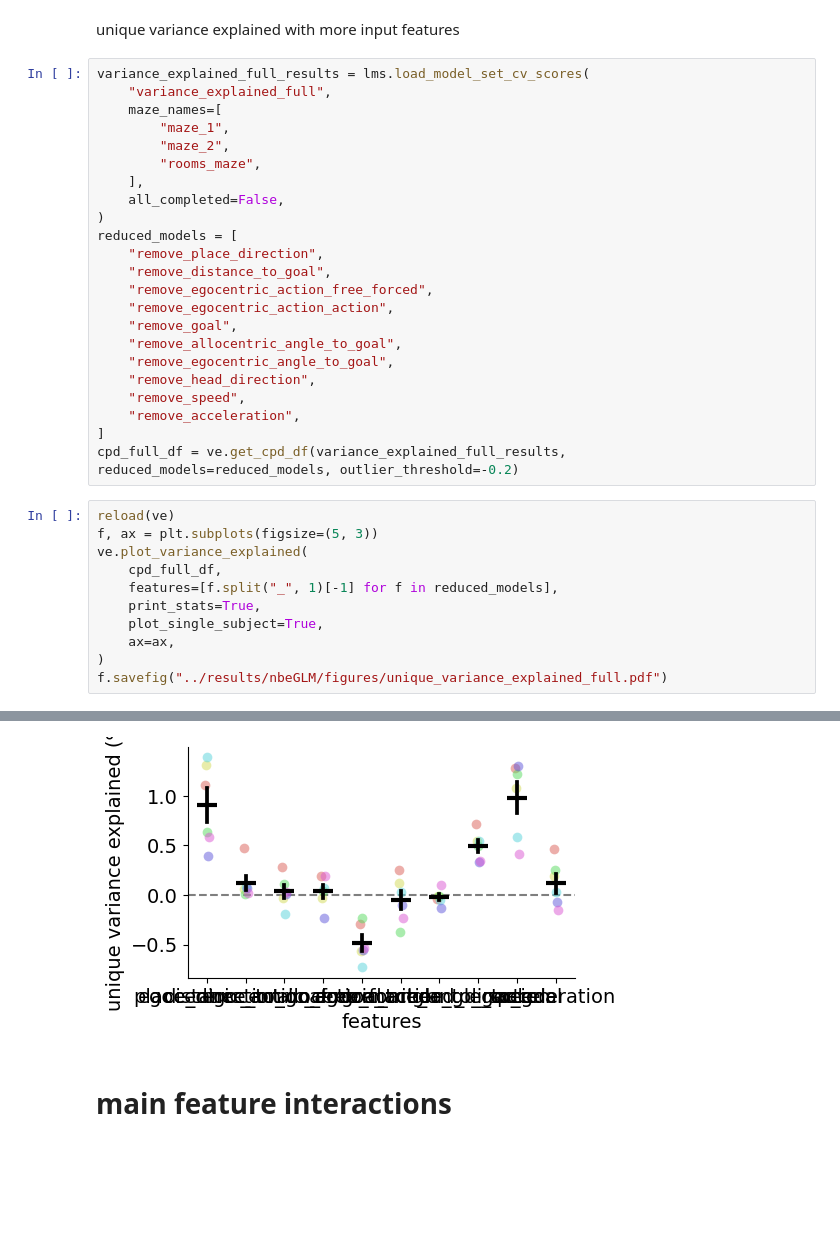
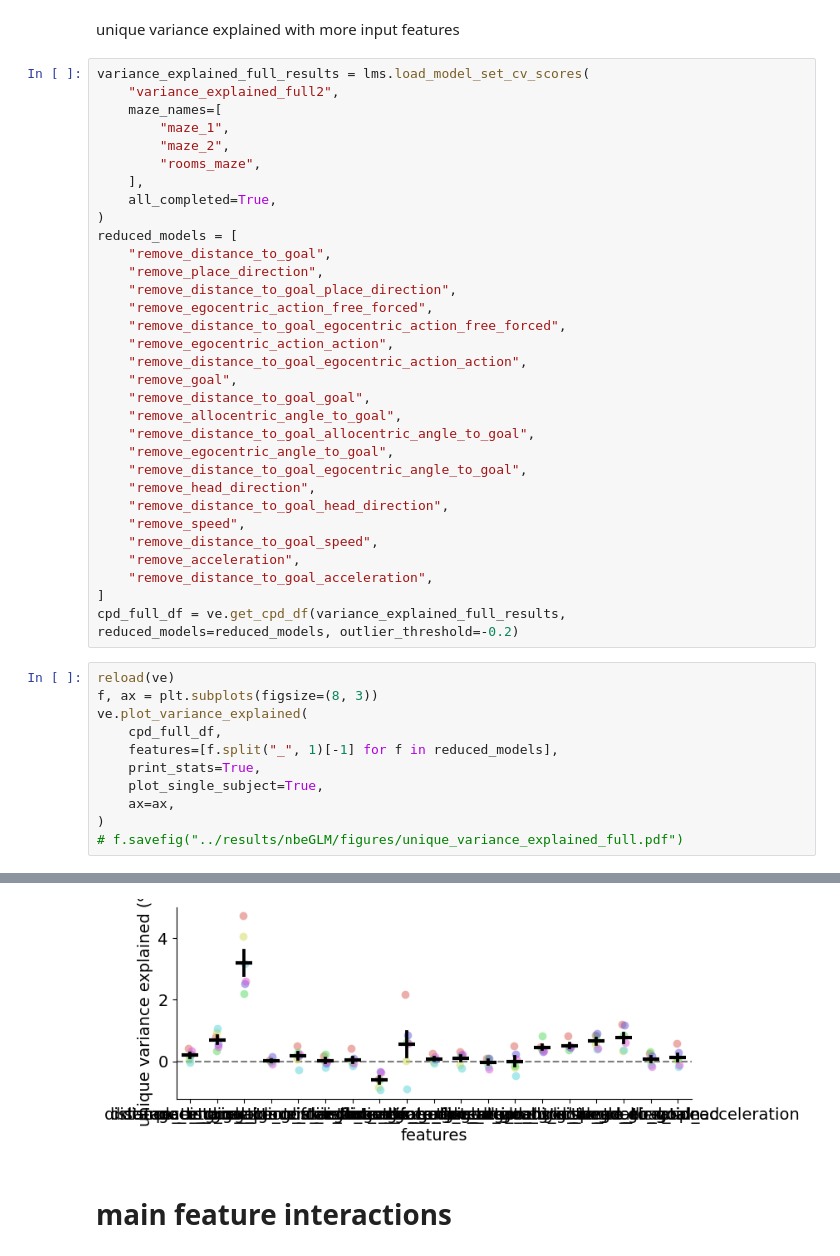
Before and after one commit to peterdoohan/GridMaze-mFC, a Jupyter notebook: Notebooks/nbeGLM.ipynb, the cells around one changed output, grey strips where cells are left out. Cells and saved outputs as stored; diff of their text form; blank space fills up the shorter version.

```diff
--- a/Notebooks/nbeGLM.ipynb
+++ b/Notebooks/nbeGLM.ipynb
@@ -159,30 +159,39 @@ fig.savefig("../results/nbeGLM/figures/feature_tuning_venn.pdf")
 unique variance explained with more input features
 # %%
 variance_explained_full_results = lms.load_model_set_cv_scores(
-    "variance_explained_full",
+    "variance_explained_full2",
     maze_names=[
         "maze_1",
         "maze_2",
         "rooms_maze",
     ],
-    all_completed=False,
+    all_completed=True,
 )
 reduced_models = [
+    "remove_distance_to_goal",
     "remove_place_direction",
-    "remove_distance_to_goal",
+    "remove_distance_to_goal_place_direction",
     "remove_egocentric_action_free_forced",
+    "remove_distance_to_goal_egocentric_action_free_forced",
     "remove_egocentric_action_action",
+    "remove_distance_to_goal_egocentric_action_action",
     "remove_goal",
+    "remove_distance_to_goal_goal",
     "remove_allocentric_angle_to_goal",
+    "remove_distance_to_goal_allocentric_angle_to_goal",
     "remove_egocentric_angle_to_goal",
+    "remove_distance_to_goal_egocentric_angle_to_goal",
     "remove_head_direction",
+    "remove_distance_to_goal_head_direction",
     "remove_speed",
+    "remove_distance_to_goal_speed",
     "remove_acceleration",
+    "remove_distance_to_goal_acceleration",
 ]
 cpd_full_df = ve.get_cpd_df(variance_explained_full_results, reduced_models=reduced_models, outlier_threshold=-0.2)
 # %%
 reload(ve)
-f, ax = plt.subplots(figsize=(5, 3))
+f, ax = plt.subplots(figsize=(8, 3))
 ve.plot_variance_explained(
     cpd_full_df,
     features=[f.split("_", 1)[-1] for f in reduced_models],
@@ -190,5 +199,5 @@ ve.plot_variance_explained(
     plot_single_subject=True,
     ax=ax,
 )
-f.savefig("../results/nbeGLM/figures/unique_variance_explained_full.pdf")
+# f.savefig("../results/nbeGLM/figures/unique_variance_explained_full.pdf")
 # %% [output]
@@ -206,4 +221,4 @@ f.savefig("../results/nbeGLM/figures/unique_variance_explained_full.pdf")
-[figure, old version]
+[figure, new version]
 # %% [markdown]
 # main feature interactions
 # %%
```
Also changed, not shown: parts of 1 cell of this notebook.
